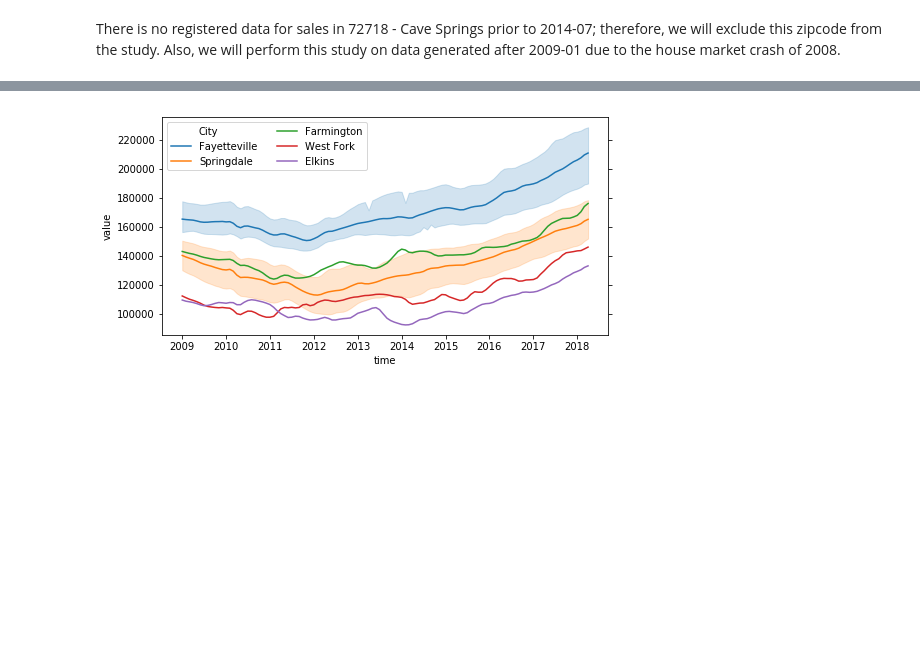
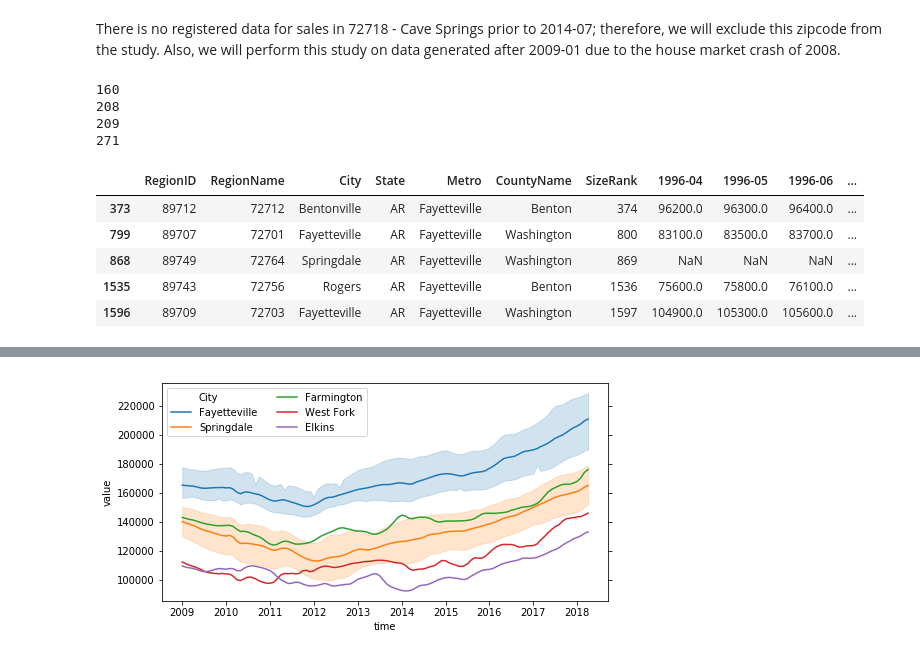
Before and after one commit to Francismorales/Time_Series_Forecasting_RealEstateNWA, a Jupyter notebook: mod_4_starter_notebook.ipynb, the cells around one changed output, grey strips where cells are left out. Drawn from its saved outputs; the diff is of its cells as text; code cells hidden in the pictures; blank space fills up the shorter version.

```diff
--- a/mod_4_starter_notebook.ipynb
+++ b/mod_4_starter_notebook.ipynb
@@ -169,9 +152,24 @@ There is no registered data for sales in 72718 - Cave Springs prior to 2014-07;
 Also, we will perform this study on data generated after 2009-01 due to the house market crash of 2008.
 # %%
 dfARCounty.drop(index=11969, inplace=True)
+# %%
+#Eliminate "Number of Missing values column"
+dfARCounty.drop(labels='NumberMissingValues', axis=1, inplace=True)
 # %%
 #Calculate growth rate before melting
 #Will use data generated after 2009-01 to avoid house bubble effects
-dfARCounty['Growth 2009 to 2013'] = ((dfARCounty['2013-01'] - dfARCounty['2009-01'])/dfARCounty['2009-01'])*100
-dfARCounty['Growth 2013 to 2018'] = ((dfARCounty['2018-04'] - dfARCounty['2013-01'])/dfARCounty['2013-01'])*100
-dfARCounty['TotalGrowth'] = dfARCounty['Growth 2013 to 2018'] - dfARCounty['Growth 2009 to 2013']
+# dfARCounty['Growth 2009 to 2013'] = ((dfARCounty['2013-01'] - dfARCounty['2009-01'])/dfARCounty['2009-01'])*100
+# dfARCounty['Growth 2013 to 2018'] = ((dfARCounty['2018-04'] - dfARCounty['2013-01'])/dfARCounty['2013-01'])*100
+# dfARCounty['TotalGrowth'] = dfARCounty['Growth 2013 to 2018'] - dfARCounty['Growth 2009 to 2013']
+# %%
+#find column indexes for key dates
+#These indexes will be used to calculate averages over the periods of time under analysis
+print(dfARCounty.columns.get_loc("2009-01"))
+print(dfARCounty.columns.get_loc("2013-01"))
+print(dfARCounty.columns.get_loc("2013-02"))
+print(dfARCounty.columns.get_loc("2018-04"))
+# %% [output]
+160
+208
+209
+271
@@ -178 +180,10 @@ dfARCounty['TotalGrowth'] = dfARCounty['Growth 2013 to 2018'] - dfARCounty['Grow
+# %%
+dfARCounty.head()
+# %% [output]
+|  | RegionID | RegionName | City | State | Metro | CountyName | SizeRank | 1996-04 | 1996-05 | 1996-06 | ... |
+| 373 | 89712 | 72712 | Bentonville | AR | Fayetteville | Benton | 374 | 96200.0 | 96300.0 | 96400.0 | ... |
+| 799 | 89707 | 72701 | Fayetteville | AR | Fayetteville | Washington | 800 | 83100.0 | 83500.0 | 83700.0 | ... |
+| 868 | 89749 | 72764 | Springdale | AR | Fayetteville | Washington | 869 | NaN | NaN | NaN | ... |
+| 1535 | 89743 | 72756 | Rogers | AR | Fayetteville | Benton | 1536 | 75600.0 | 75800.0 | 76100.0 | ... |
+| 1596 | 89709 | 72703 | Fayetteville | AR | Fayetteville | Washington | 1597 | 104900.0 | 105300.0 | 105600.0 | ... |
 # %%
```
Also changed, not shown: parts of 12 cells of this notebook.
